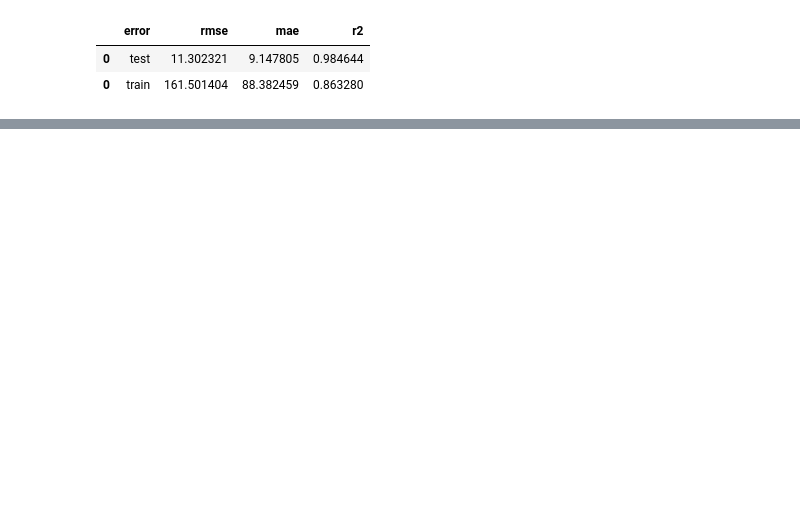
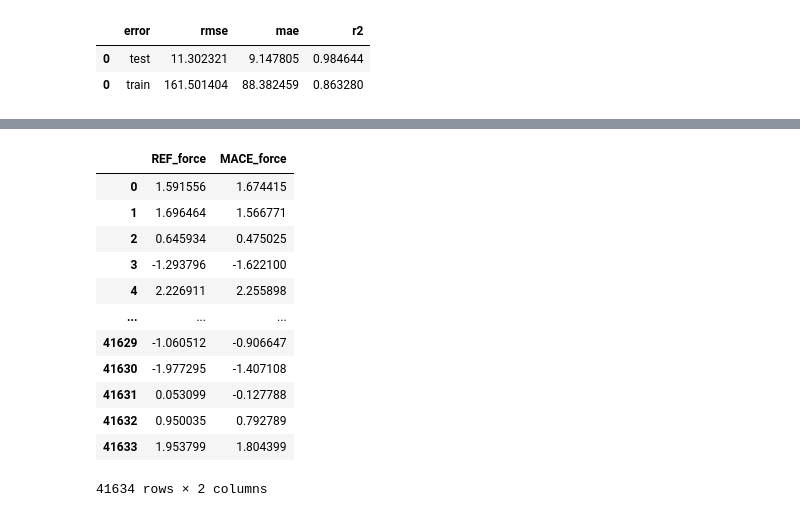
Before and after one commit to ShannonNCM/research_files, a Jupyter notebook: new_model/model_03/training_notebook.ipynb, the cells around one changed output, grey strips where cells are left out. Saved outputs shown, nothing was run; the diff lists cells and outputs as text; code cells hidden in the pictures; blank space fills up the shorter version.

```diff
--- a/new_model/model_03/training_notebook.ipynb
+++ b/new_model/model_03/training_notebook.ipynb
@@ -196,0 +243,16 @@ array([1.591556, 1.696464, 0.645934, ..., 0.053099, 0.950035, 1.953799])
+# %%
+test_df2
+# %% [output]
+|  | REF_force | MACE_force |
+| 0 | 1.591556 | 1.674415 |
+| 1 | 1.696464 | 1.566771 |
+| 2 | 0.645934 | 0.475025 |
+| 3 | -1.293796 | -1.622100 |
+| 4 | 2.226911 | 2.255898 |
+| ... | ... | ... |
+| 41629 | -1.060512 | -0.906647 |
+| 41630 | -1.977295 | -1.407108 |
+| 41631 | 0.053099 | -0.127788 |
+| 41632 | 0.950035 | 0.792789 |
+| 41633 | 1.953799 | 1.804399 |
+41634 rows × 2 columns
```
Also changed, not shown: parts of 7 cells of this notebook, 1 other file.
